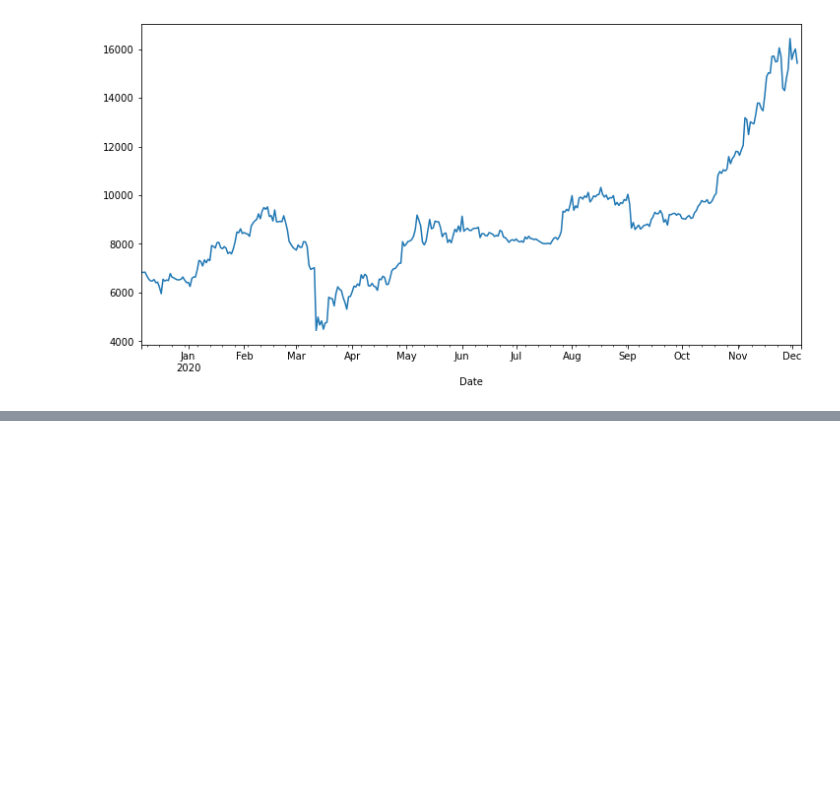
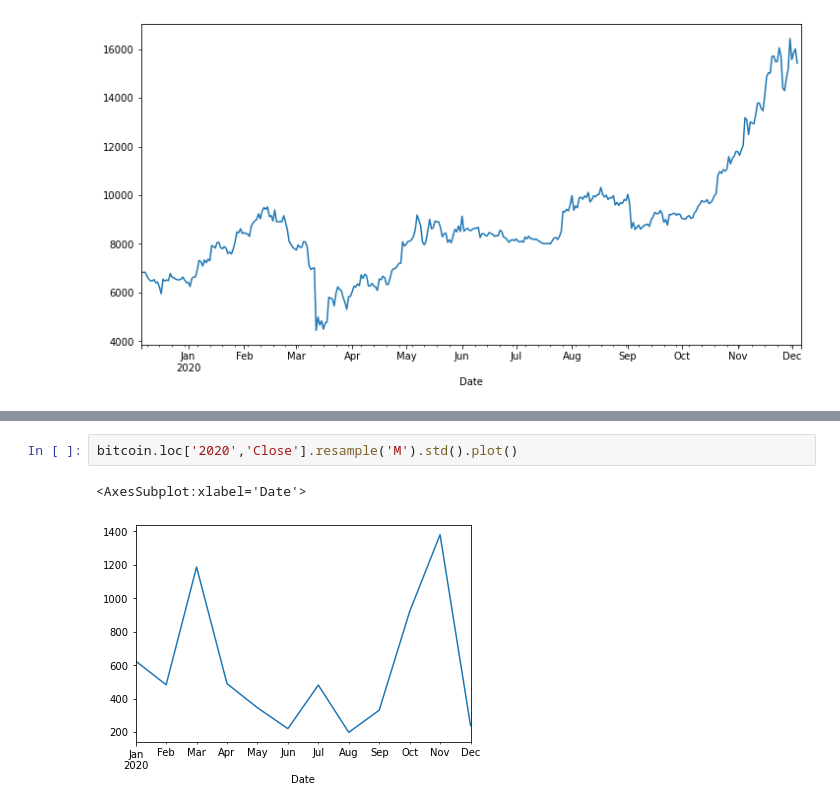
Before and after one commit to ab3masta/pythonMachineLearnia, a Jupyter notebook: pandas_timeseries_Bitcoin.ipynb, the cells around one changed output, grey strips where cells are left out. Cells and saved outputs as stored; diff of their text form; blank space fills up the shorter version.

```diff
--- a/pandas_timeseries_Bitcoin.ipynb
+++ b/pandas_timeseries_Bitcoin.ipynb
@@ -26,0 +48,5 @@ bitcoin['2019-12']['Close'].plot()
+# %%
+bitcoin.loc['2020','Close'].resample('M').std().plot()
+# %% [output]
+<AxesSubplot:xlabel='Date'>
+[figure, added]
```
Also changed, not shown: parts of 21 cells of this notebook, 7 other files.
